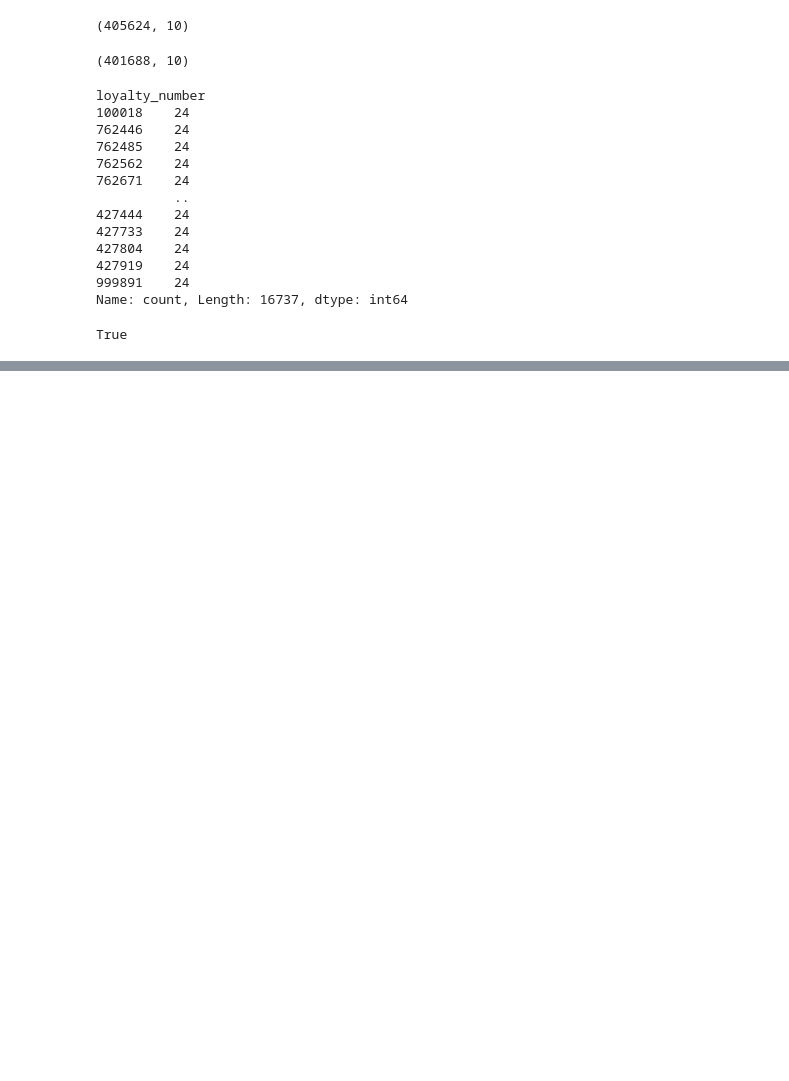
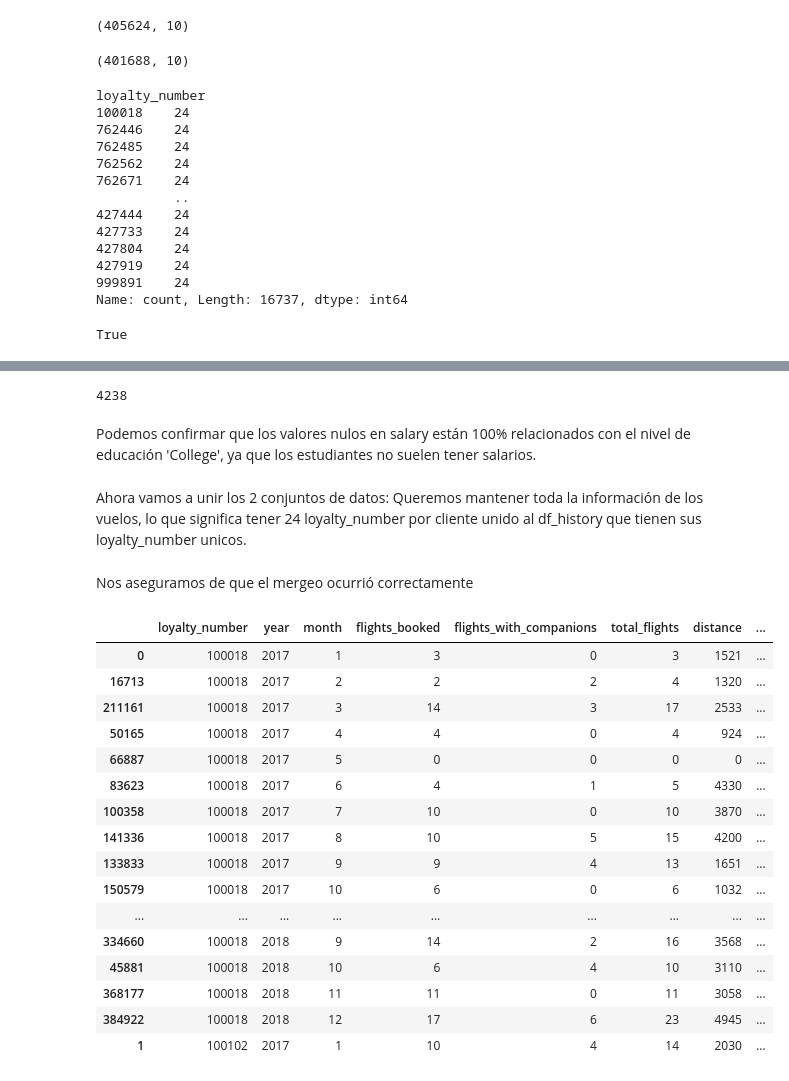
Before and after one commit to Adalab/bda-modulo-3-evaluacion-final-MaPitelli, a Jupyter notebook: jupyters/phase_1.ipynb, the cells around one changed output, grey strips where cells are left out. Drawn from its saved outputs; the diff is of its cells as text; code cells hidden in the pictures; blank space fills up the shorter version.

```diff
--- a/jupyters/phase_1.ipynb
+++ b/jupyters/phase_1.ipynb
@@ -634,0 +652,33 @@ True
+# %%
+df_history.salary.isnull().sum()
+# %% [output]
+4238
+# %% [markdown]
+Podemos confirmar que los valores nulos en salary están 100% relacionados con el nivel de educación 'College', ya que los estudiantes no suelen tener salarios.
+# %% [markdown]
+Ahora vamos a unir los 2 conjuntos de datos: Queremos mantener toda la información de los vuelos, lo que significa tener 24 loyalty_number por cliente unido al df_history que tienen sus loyalty_number unicos.
+# %%
+# Realizamos la unión con merge, que se utiliza para hacer uniones por columnas y con el parámetro how=left, muy similar al SQL, nos devuelve todos los datos.
+df_combinado = pd.merge(df_activity_cleaned, df_history, on='loyalty_number', how='left')
+# %% [markdown]
+Nos aseguramos de que el mergeo ocurrió correctamente
+# %%
+df_combinado.sort_values(by=['loyalty_number', 'year', 'month']).head(25)
+# %% [output]
+|  | loyalty_number | year | month | flights_booked | flights_with_companions | total_flights | distance | ... |
+| 0 | 100018 | 2017 | 1 | 3 | 0 | 3 | 1521 | ... |
+| 16713 | 100018 | 2017 | 2 | 2 | 2 | 4 | 1320 | ... |
+| 211161 | 100018 | 2017 | 3 | 14 | 3 | 17 | 2533 | ... |
+| 50165 | 100018 | 2017 | 4 | 4 | 0 | 4 | 924 | ... |
+| 66887 | 100018 | 2017 | 5 | 0 | 0 | 0 | 0 | ... |
+| 83623 | 100018 | 2017 | 6 | 4 | 1 | 5 | 4330 | ... |
+| 100358 | 100018 | 2017 | 7 | 10 | 0 | 10 | 3870 | ... |
+| 141336 | 100018 | 2017 | 8 | 10 | 5 | 15 | 4200 | ... |
+| 133833 | 100018 | 2017 | 9 | 9 | 4 | 13 | 1651 | ... |
+| 150579 | 100018 | 2017 | 10 | 6 | 0 | 6 | 1032 | ... |
+| ... | ... | ... | ... | ... | ... | ... | ... | ... |
+| 334660 | 100018 | 2018 | 9 | 14 | 2 | 16 | 3568 | ... |
+| 45881 | 100018 | 2018 | 10 | 6 | 4 | 10 | 3110 | ... |
+| 368177 | 100018 | 2018 | 11 | 11 | 0 | 11 | 3058 | ... |
+| 384922 | 100018 | 2018 | 12 | 17 | 6 | 23 | 4945 | ... |
+| 1 | 100102 | 2017 | 1 | 10 | 4 | 14 | 2030 | ... |
```
Also changed, not shown: parts of 12 cells of this notebook, 3 other files.
